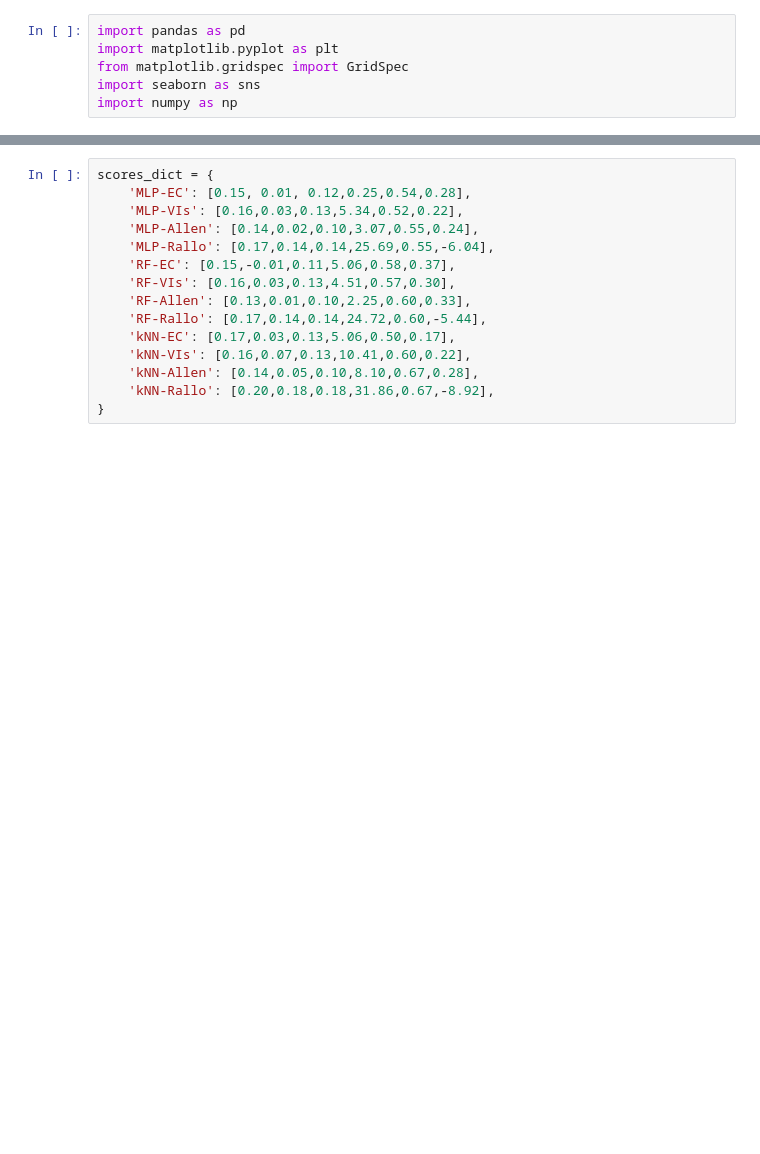
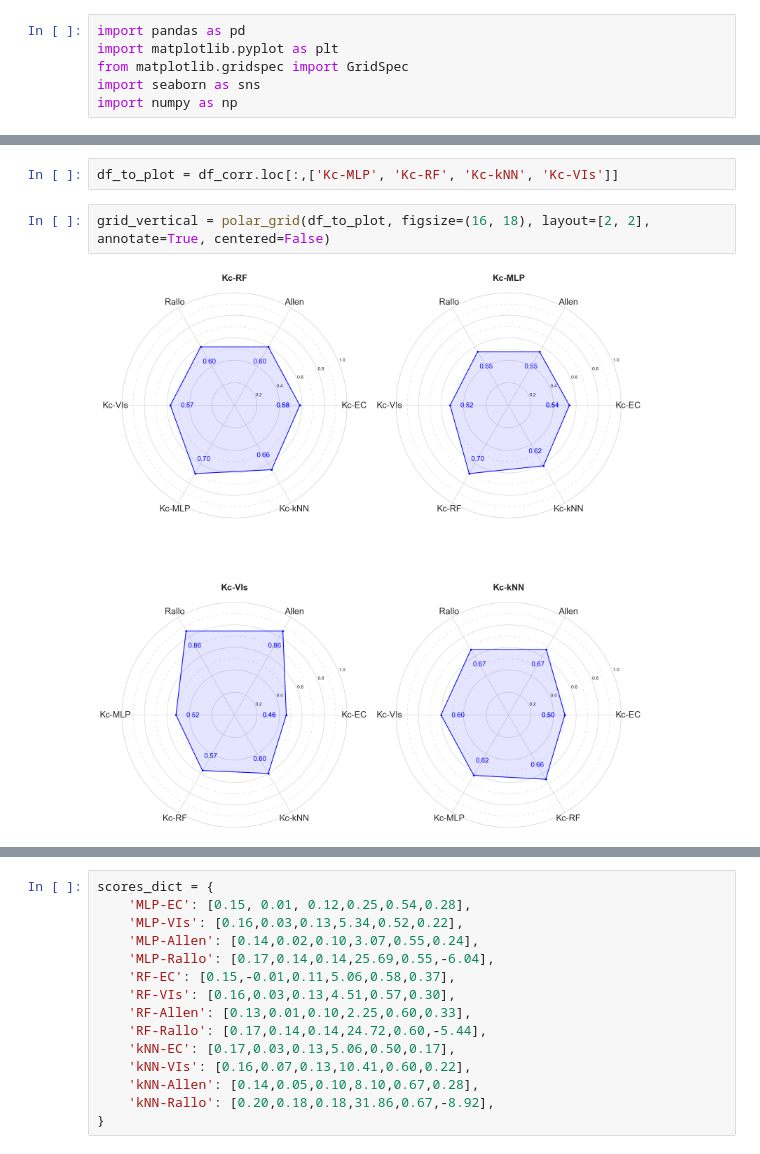
Before and after one commit to fedesss98/kc-predict, a Jupyter notebook: notebook/03-all-models-confrontation.ipynb, the cells around one changed output, grey strips where cells are left out. Saved outputs shown, nothing was run; the diff lists cells and outputs as text; blank space fills up the shorter version.

```diff
--- a/notebook/03-all-models-confrontation.ipynb
+++ b/notebook/03-all-models-confrontation.ipynb
@@ -81,2 +108,8 @@ def polar_grid(df_corr, **kwargs):
     return fig
+# %%
+df_to_plot = df_corr.loc[:,['Kc-MLP', 'Kc-RF', 'Kc-kNN', 'Kc-VIs']]
+# %%
+grid_vertical = polar_grid(df_to_plot, figsize=(16, 18), layout=[2, 2], annotate=True, centered=False)
+# %% [output]
+[figure, added]
 # %%
```
Also changed, not shown: parts of 7 cells of this notebook.
